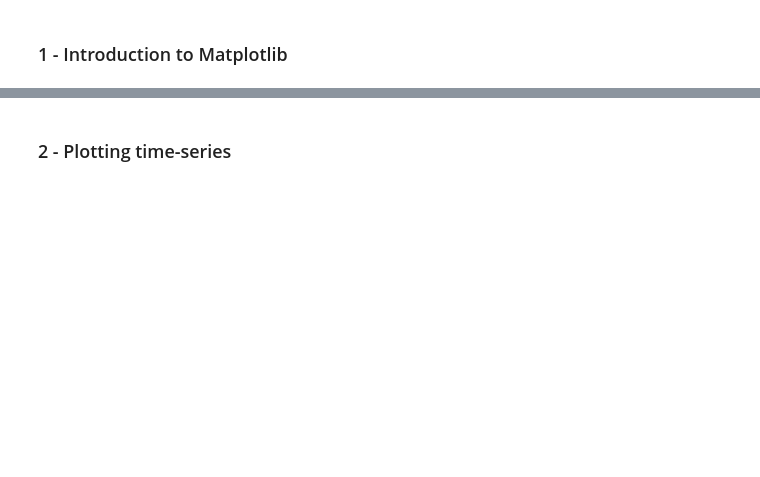
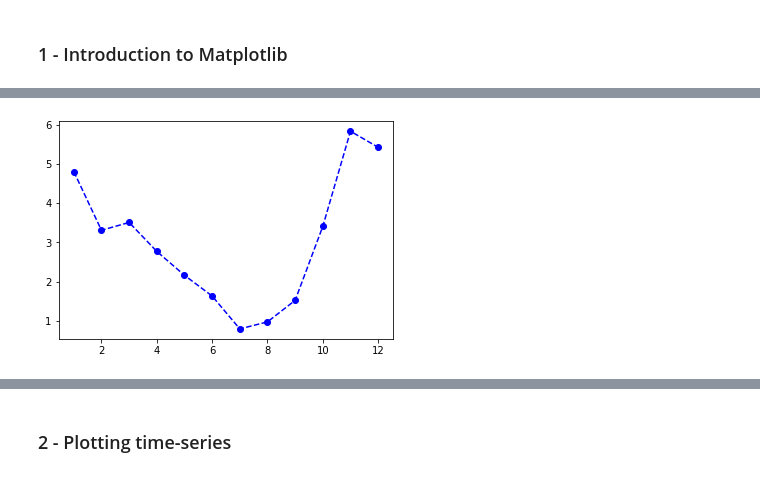
Before and after one commit to UvoChrollo/Pythonista, a Jupyter notebook: Notebook/Data Visualization/Matplotlib Introduction.ipynb, the cells around one changed output, grey strips where cells are left out. Drawn from its saved outputs; the diff is of its cells as text; code cells hidden in the pictures; blank space fills up the shorter version.

```diff
--- a/Notebook/Data Visualization/Matplotlib Introduction.ipynb
+++ b/Notebook/Data Visualization/Matplotlib Introduction.ipynb
@@ -15,0 +39,8 @@ plt.show()
+# %%
+fig, ax = plt.subplots()
+ax.plot(date,mly_prcp_normal,color='b',
+        linestyle='--',
+        marker='o')
+plt.show()
+# %% [output]
+[figure, added]
```
Also changed, not shown: parts of 14 cells of this notebook.
